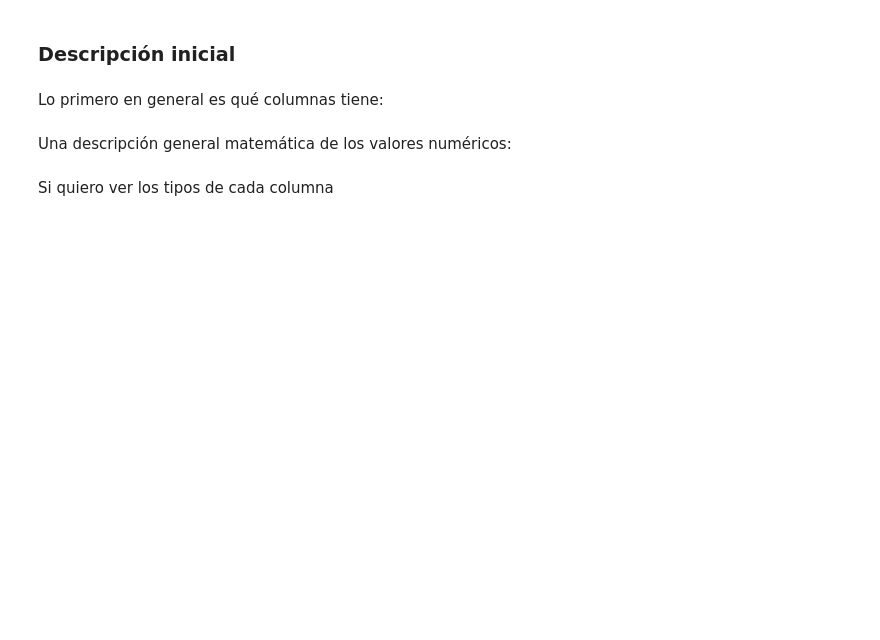
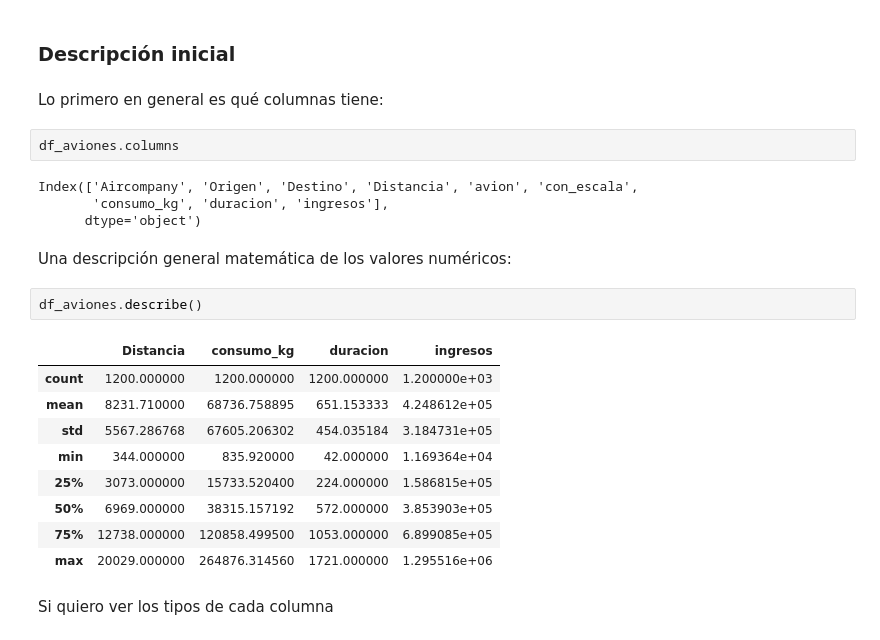
Before and after one commit to apvwbm/ONLINE_DS_THEBRIDGE_FILES, a Jupyter notebook: Apuntes/Sprint 04 Unidad 02/01_Exploracion.ipynb, the cells around one changed output. Cells and saved outputs as stored; diff of their text form; blank space fills up the shorter version.

```diff
--- a/Apuntes/Sprint 04 Unidad 02/01_Exploracion.ipynb
+++ b/Apuntes/Sprint 04 Unidad 02/01_Exploracion.ipynb
@@ -19,7 +33,25 @@ Una vez tenemos un DataFrame, tenemos varias formas de explorarlo y ver su conte
 ### Descripción inicial
 # %% [markdown]
 Lo primero en general es qué columnas tiene:
+# %%
+df_aviones.columns
+# %% [output]
+Index(['Aircompany', 'Origen', 'Destino', 'Distancia', 'avion', 'con_escala',
+       'consumo_kg', 'duracion', 'ingresos'],
+      dtype='object')
 # %% [markdown]
 Una descripción general matemática de los valores numéricos:
+# %%
+df_aviones.describe()
+# %% [output]
+|  | Distancia | consumo_kg | duracion | ingresos |
+| count | 1200.000000 | 1200.000000 | 1200.000000 | 1.200000e+03 |
+| mean | 8231.710000 | 68736.758895 | 651.153333 | 4.248612e+05 |
+| std | 5567.286768 | 67605.206302 | 454.035184 | 3.184731e+05 |
+| min | 344.000000 | 835.920000 | 42.000000 | 1.169364e+04 |
+| 25% | 3073.000000 | 15733.520400 | 224.000000 | 1.586815e+05 |
+| 50% | 6969.000000 | 38315.157192 | 572.000000 | 3.853903e+05 |
+| 75% | 12738.000000 | 120858.499500 | 1053.000000 | 6.899085e+05 |
+| max | 20029.000000 | 264876.314560 | 1721.000000 | 1.295516e+06 |
 # %% [markdown]
 Si quiero ver los tipos de cada columna
```
Also changed, not shown: parts of 10 cells of this notebook, 1 other file.
